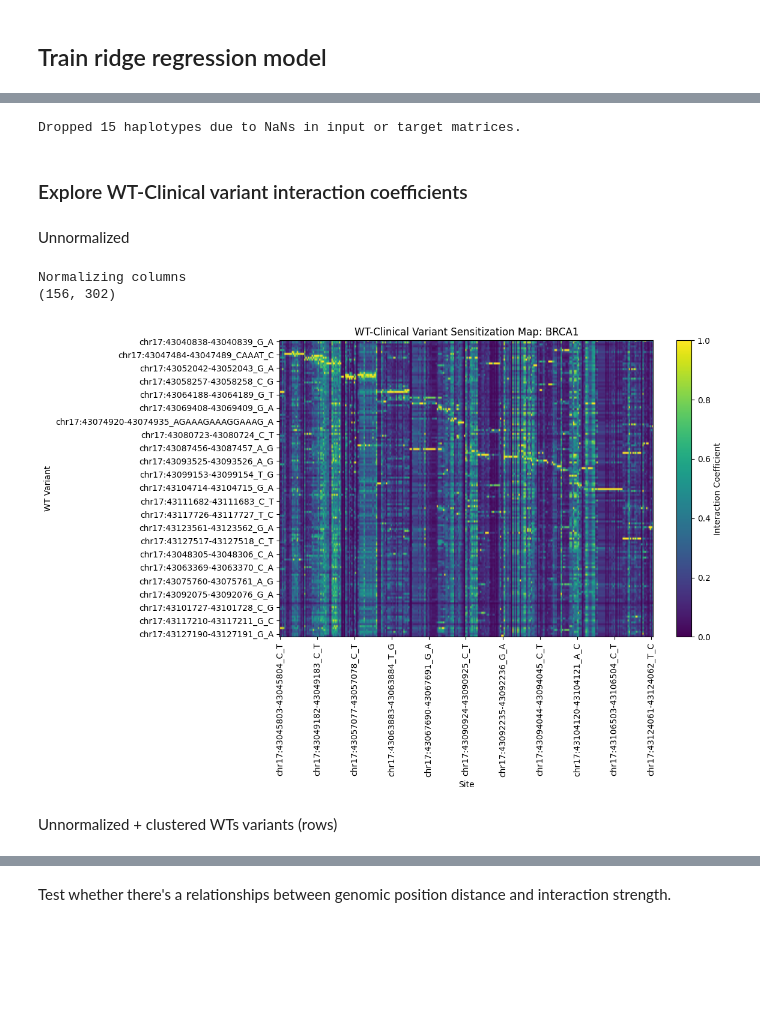
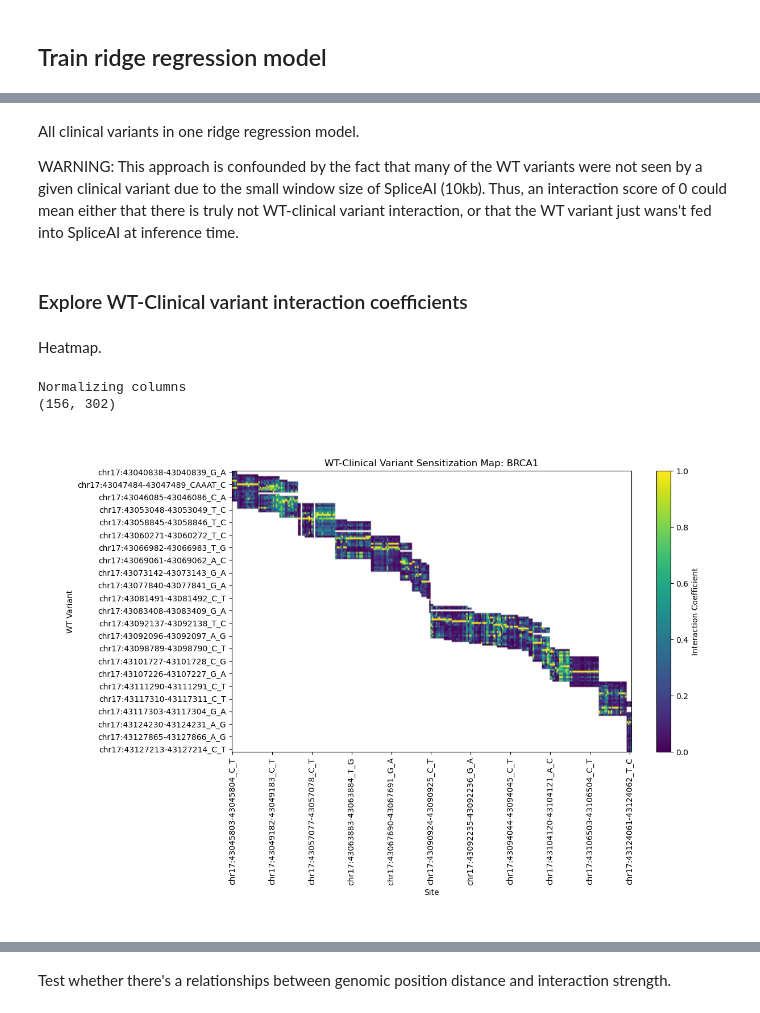
Before and after one commit to bschilder/VEP_DNA, a Jupyter notebook: notebooks/variant_attribution_SpliceAI.ipynb, the cells around one changed output, grey strips where cells are left out. Drawn from its saved outputs; the diff is of its cells as text; code cells hidden in the pictures; blank space fills up the shorter version.

```diff
--- a/notebooks/variant_attribution_SpliceAI.ipynb
+++ b/notebooks/variant_attribution_SpliceAI.ipynb
@@ -36,6 +36,8 @@ import src.analysis.matrices as mc
 
 
 pd.set_option('display.max_columns', None)
+plt.rcParams['font.family'] =  'Nimbus Sans'
+
 import genvarloader as gvl
 import awkward as ak
 # %% [output]
@@ -409,0 +431,8 @@ y_vep.head()
+# %%
+models = {}
+for y in tqdm(y_vep.columns):
+    x_pos = Xwt.columns.str.split(":").str[1].str.split("-").str[0].astype(int)
+    y_pos = int(y.split(":")[1].split("-")[0])
+    # only use WT variants that are <5kb away from the clinical variant of interest
+    x_mask = (abs(x_pos - y_pos) <= 5000)
+    models[y] = ab.wtvariants_to_vep_linear_model(Xwt.loc[:, x_mask], y_vep[[y]], add_positions=True, verbose=False)
@@ -409,0 +461,4 @@ y_vep.head()
+# %%
+Xcoef = pd.concat([x["coef_matrix_abs"] for x in models.values()], axis=1)
+print(Xcoef.shape)
+Xcoef.head()
@@ -410,55 +836,65 @@ y_vep.head()
+# %% [markdown]
+All clinical variants in one ridge regression model.
+
+WARNING: This approach is confounded by the fact that many of the WT variants were not seen by a given clinical variant due to the small window size of SpliceAI (10kb). Thus, an interaction score of 0 could mean either that there is truly not WT-clinical variant interaction, or that the WT variant just wans't fed into SpliceAI at inference time.
 # %%
-wtvariants_to_vep_linear_model_out = ab.wtvariants_to_vep_linear_model(Xwt, y_vep,
-                                                                       add_positions=True)
+# wtvariants_to_vep_linear_model_out = ab.wtvariants_to_vep_linear_model(Xwt, y_vep,
+#                                                                        add_positions=True)
 
-# Merge with variant metadata
-ridge_df = wtvariants_to_vep_linear_model_out["interaction_df"]
-ridge_df = ridge_df.merge(bed, on="site",how="left")
+# # Merge with variant metadata
+# ridge_df = wtvariants_to_vep_linear_model_out["interaction_df"]
+# ridge_df = ridge_df.merge(bed, on="site",how="left")
-# %% [output]
-Dropped 15 haplotypes due to NaNs in input or target matrices.
 # %% [markdown]
 ### Explore WT-Clinical variant interaction coefficients
 # %% [markdown]
-Unnormalized
+Heatmap.
 # %%
-Xcoef = wtvariants_to_vep_linear_model_out["coef_matrix_abs"]
-Xcoef_orig = Xcoef.copy()
+# Xcoef_tmp = wtvariants_to_vep_linear_model_out["coef_matrix_abs"]
 
-# Min-max normalize the columns of Xcoef
-Xcoef = mc.minmax_normalize(Xcoef, procedure=["cols",])
-# Xcoef = np.log10(Xcoef + 1e-6)
+# Extract and concatenate the coefficients for each clinical variant
+# coef_list = []
+# for y in y_vep.columns:
+#     coef_df = pd.DataFrame(models[y]['coef_matrix_abs'], columns=[y])
+#     # coef_df = mc.minmax_normalize(coef_df, procedure=["cols",], verbose=False)
+#     coef_list.append(coef_df)
+# Xcoef_tmp = pd.concat(coef_list, axis=0)
+# Xcoef_tmp = coef_df.copy()
 
-# Xcoef = mc.bin_matrix_col(Xcoef, bin_size=5,)
-Xcoef = mc.bin_matrix_row(Xcoef, bin_size=20, use_first_index=True)
-# Xcoef = mc.minmax_normalize(Xcoef, procedure=["cols",])
-# Xcoef = mc.expand_matrix(Xcoef, target_size_x=Xcoef.shape[0], target_size_y=Xcoef.shape[1])
-Xcoef = pd.DataFrame(Xcoef, columns=Xcoef_orig.columns, index=Xcoef.index)
+Xcoef_tmp_tmp = Xcoef.copy()
 
-Xcoef.fillna(0, inplace=True)
+# Min-max normalize the columns of Xcoef_tmp
+# Xcoef_tmp_tmp = mc.minmax_normalize(Xcoef_tmp, procedure=["cols",])
+# Xcoef_tmp = np.log10(Xcoef_tmp + 1e-6)
+
+# Xcoef_tmp = mc.bin_matrix_col(Xcoef_tmp, bin_size=5,)
+Xcoef_tmp_tmp = mc.bin_matrix_row(Xcoef_tmp_tmp, bin_size=20, use_first_index=True)
+Xcoef_tmp_tmp = mc.minmax_normalize(Xcoef_tmp_tmp, procedure=["cols",])
+# Xcoef_tmp_tmp = mc.expand_matrix(Xcoef_tmp_tmp, target_size_x=Xcoef_tmp_tmp.shape[0], target_size_y=Xcoef_tmp_tmp.shape[1])
+# Xcoef_tmp_tmp = pd.DataFrame(Xcoef_tmp_tmp, columns=Xcoef_tmp_tmp.columns, index=Xcoef_tmp_tmp.index)
+
+# Xcoef_tmp_tmp.fillna(0, inplace=True)
 
 
-print(Xcoef.shape)
+print(Xcoef_tmp_tmp.shape)
 
 plt.figure(figsize=(12, 8))
-im = plt.imshow(Xcoef.values, aspect='auto', cmap='viridis')
+im = plt.imshow(Xcoef_tmp_tmp.values, aspect='auto', cmap='viridis')
 plt.colorbar(im, label="Interaction Coefficient")
 plt.xlabel("Site")
 plt.ylabel("WT Variant")
 plt.title(f"WT-Clinical Variant Sensitization Map: {gene}")
 plt.xticks(
-    ticks=range(0, Xcoef.shape[1], max(1, Xcoef.shape[1] // 10)),
-    labels=Xcoef.columns[::max(1, Xcoef.shape[1] // 10)],
+    ticks=range(0, Xcoef_tmp_tmp.shape[1], max(1, Xcoef_tmp_tmp.shape[1] // 10)),
+    labels=Xcoef_tmp_tmp.columns[::max(1, Xcoef_tmp_tmp.shape[1] // 10)],
     rotation=90
 )
 plt.yticks(
-    ticks=range(0, Xcoef.shape[0], max(1, Xcoef.shape[0] // 20)),
-    labels=Xcoef.index[::max(1, Xcoef.shape[0] // 20)]
+    ticks=range(0, Xcoef_tmp_tmp.shape[0], max(1, Xcoef_tmp_tmp.shape[0] // 20)),
+    labels=Xcoef_tmp_tmp.index[::max(1, Xcoef_tmp_tmp.shape[0] // 20)]
 )
 plt.tight_layout()
 plt.show()
 # %% [output]
 Normalizing columns
 (156, 302)
-[figure, old version]
+[figure, new version]
-# %% [markdown]
-Unnormalized + clustered WTs variants (rows)
```
Also changed, not shown: parts of 31 cells of this notebook, 4 other files.
